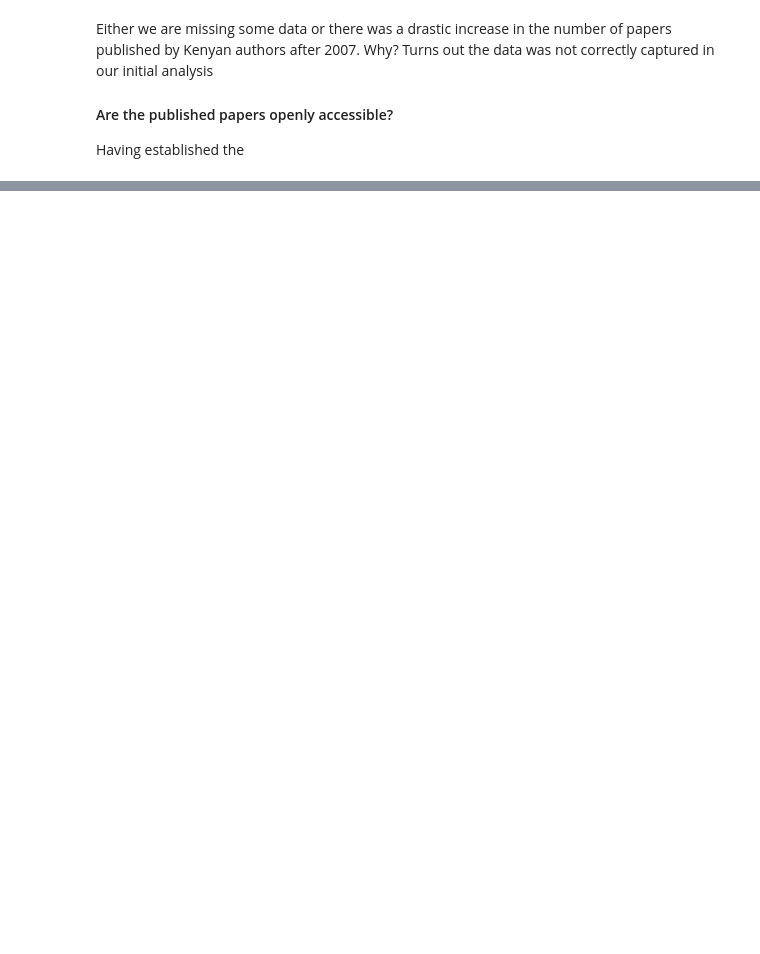
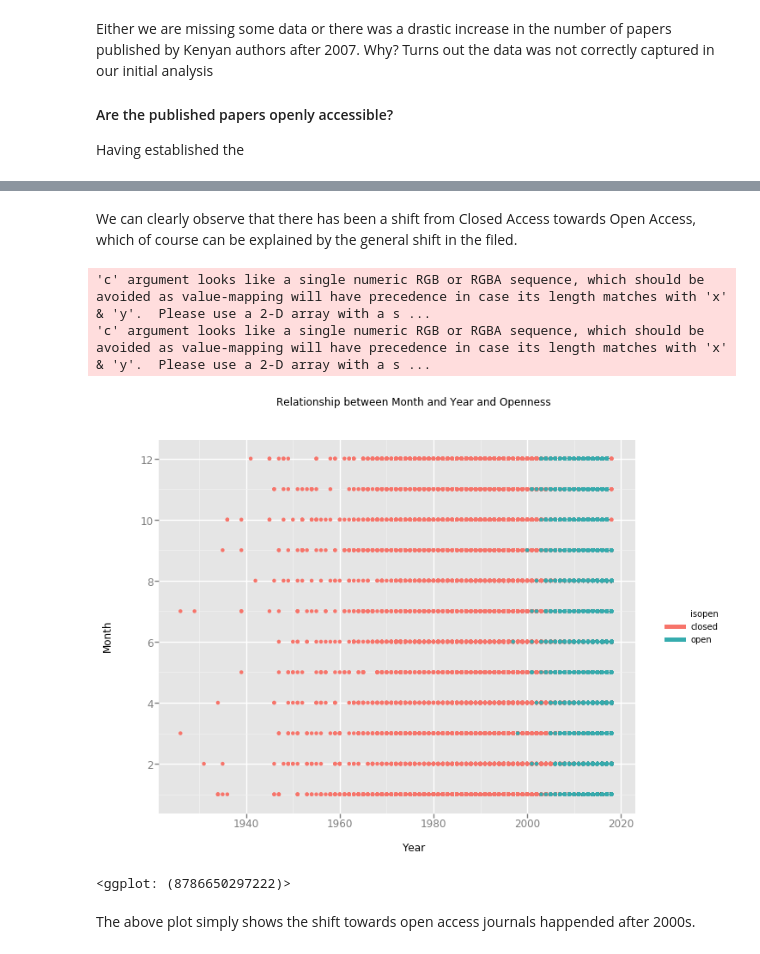
Before and after one commit to BioinfoNet/Data-mining, a Jupyter notebook: Notebooks/Data_Analysis_and_Visualization.ipynb, the cells around one changed output, grey strips where cells are left out. Drawn from its saved outputs; the diff is of its cells as text; code cells hidden in the pictures; blank space fills up the shorter version.

```diff
--- a/Notebooks/Data_Analysis_and_Visualization.ipynb
+++ b/Notebooks/Data_Analysis_and_Visualization.ipynb
@@ -58,0 +74,14 @@ Having established the
+# %% [markdown]
+We can clearly observe that there has been a shift from Closed Access towards Open Access, which of course can be explained by the general shift in the filed.
+# %%
+ggplot(data , aes(x = 'year', y = 'month',
+                color='isopen')) + geom_point() + \
+ggtitle("Relationship between Month and Year and Openness") \
++ xlab("Year") + ylab("Month")
+# %% [output]
+'c' argument looks like a single numeric RGB or RGBA sequence, which should be avoided as value-mapping will have precedence in case its length matches with 'x' & 'y'.  Please use a 2-D array with a s ...
+'c' argument looks like a single numeric RGB or RGBA sequence, which should be avoided as value-mapping will have precedence in case its length matches with 'x' & 'y'.  Please use a 2-D array with a s ...
+[figure, added]
+<ggplot: (8786650297222)>
+# %% [markdown]
+The above plot simply shows the shift towards open access journals happended after 2000s.
```
Also changed, not shown: parts of 4 cells of this notebook, 3 other files.
